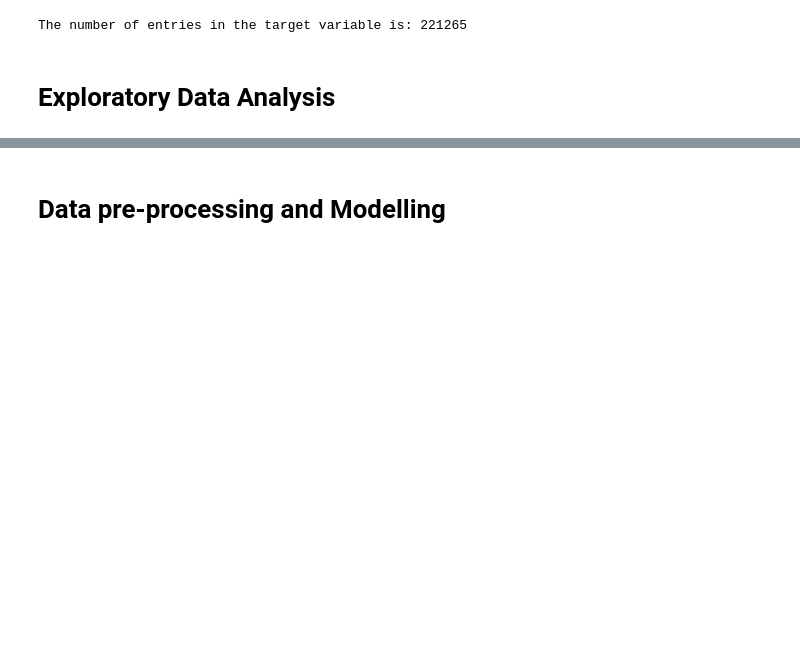
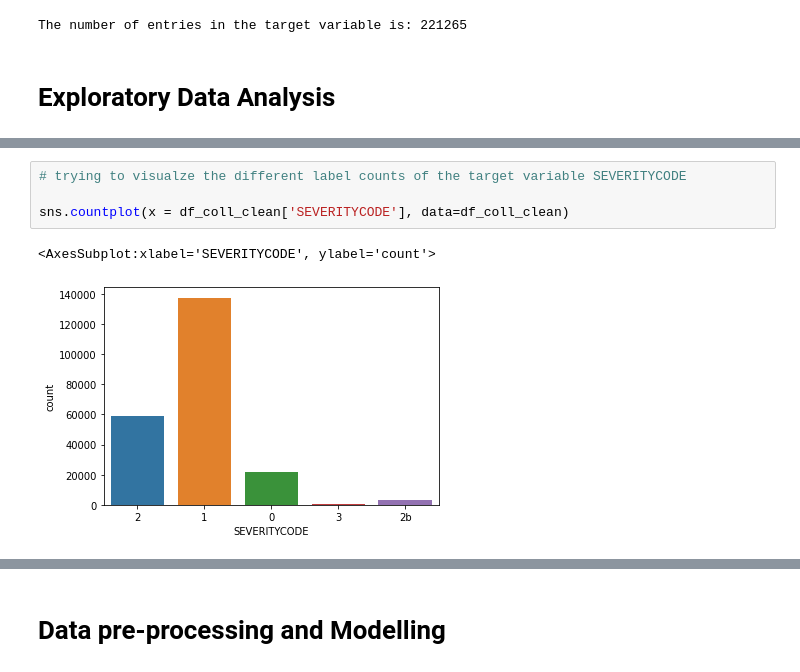
Before and after one commit to sankha14/Applied_Data_Science_Capstone, a Jupyter notebook: Car_Accident_Severity_Prediction.ipynb, the cells around one changed output, grey strips where cells are left out. Drawn from its saved outputs; the diff is of its cells as text; blank space fills up the shorter version.

```diff
--- a/Car_Accident_Severity_Prediction.ipynb
+++ b/Car_Accident_Severity_Prediction.ipynb
@@ -673,0 +703,7 @@ The number of entries in the target variable is: 221265
+# %%
+# trying to visualze the different label counts of the target variable SEVERITYCODE
+
+sns.countplot(x = df_coll_clean['SEVERITYCODE'], data=df_coll_clean)
+# %% [output]
+<AxesSubplot:xlabel='SEVERITYCODE', ylabel='count'>
+[figure, added]
```
Also changed, not shown: parts of 19 cells of this notebook.
